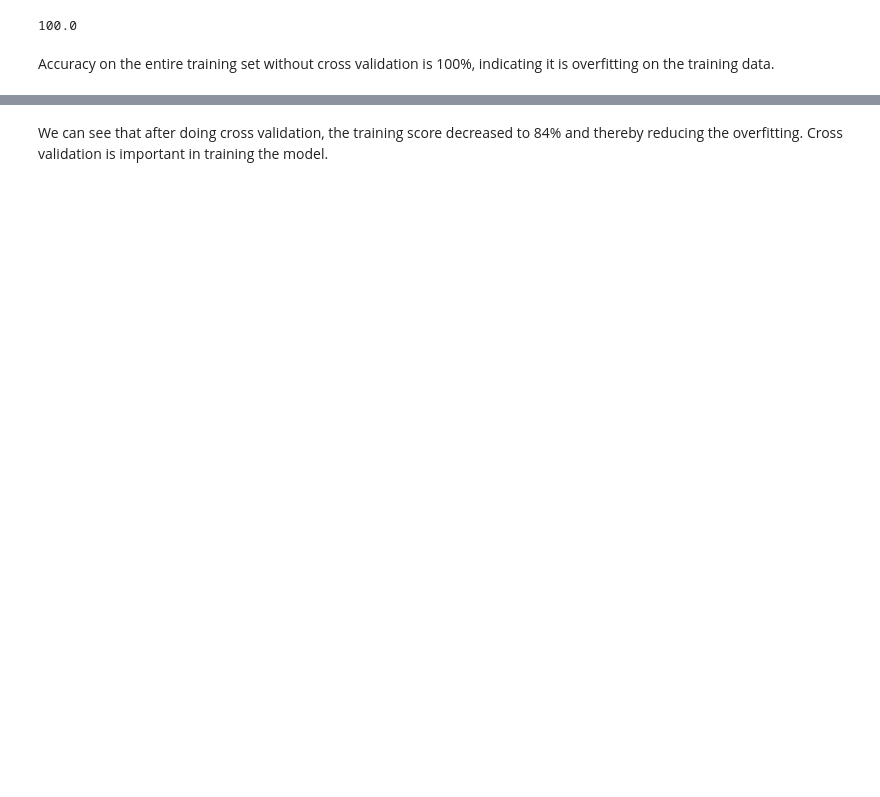
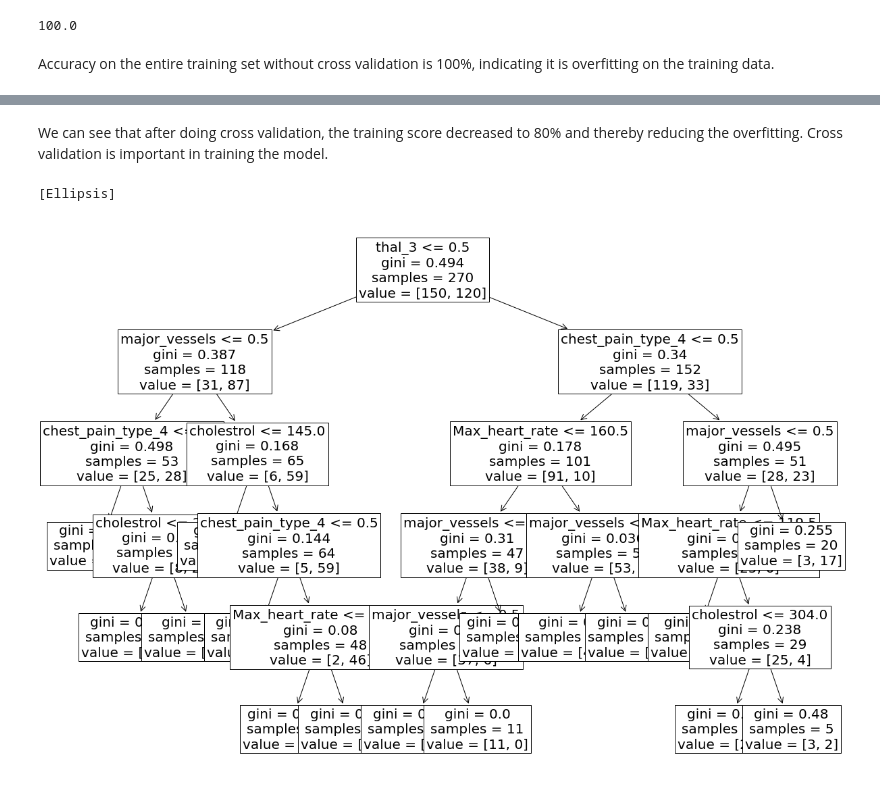
Before and after one commit to skiyer2/Coding, a Jupyter notebook: ML/Tree-Based Model/Heart disease prediction.ipynb, the cells around one changed output, grey strips where cells are left out. Saved outputs shown, nothing was run; the diff lists cells and outputs as text; code cells hidden in the pictures; blank space fills up the shorter version.

```diff
--- a/ML/Tree-Based Model/Heart disease prediction.ipynb
+++ b/ML/Tree-Based Model/Heart disease prediction.ipynb
@@ -58,7 +114,7 @@ top_5
 # %%
 # Train the model using only top 5 features
-X = heart_disease[top_5]
-y = heart_disease['disease']
+X = heart_disease_onehot[top_5]
+y = heart_disease_onehot['disease']
 
 clf2 = DecisionTreeClassifier(criterion='gini')
 clf2 = clf2.fit(X,y)
@@ -94,2 +148,9 @@ Best Train Score: 84.44
 # %% [markdown]
-We can see that after doing cross validation, the training score decreased to 84% and thereby reducing the overfitting. Cross validation is important in training the model.
+We can see that after doing cross validation, the training score decreased to 80% and thereby reducing the overfitting. Cross validation is important in training the model.
+# %%
+plt.figure(figsize=(20,15))
+plot_tree(gs.best_estimator_, feature_names=X.columns, fontsize=20)
+[...]
+# %% [output]
+[Ellipsis]
+[figure, added]
```
Also changed, not shown: parts of 9 cells of this notebook.
